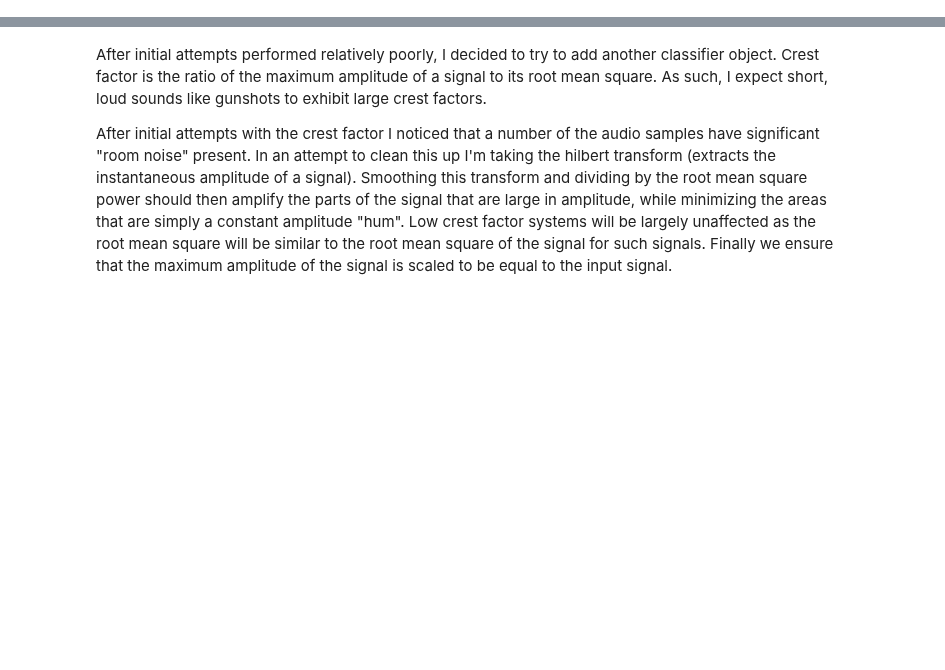
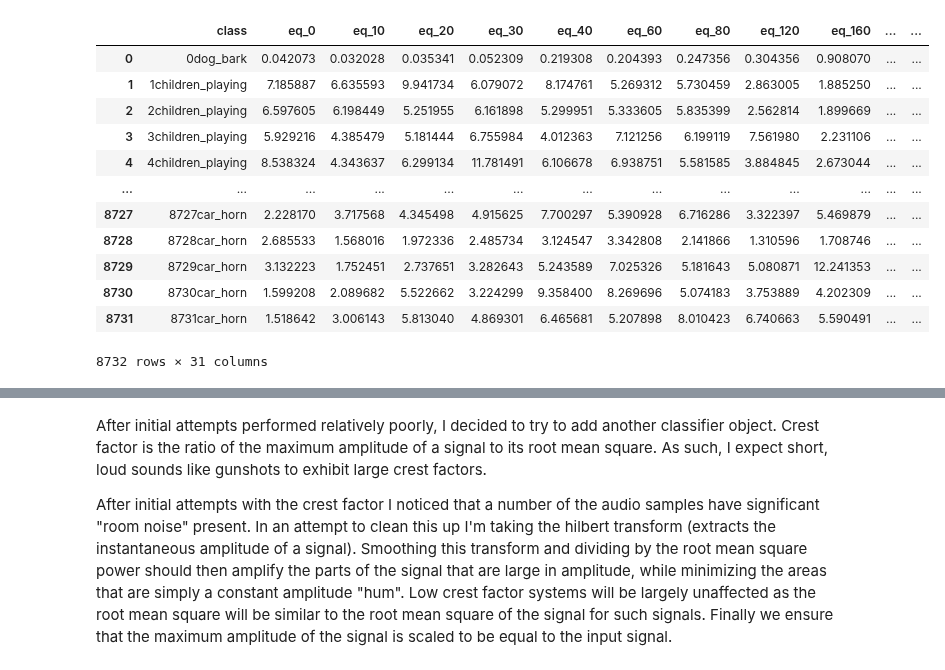
Before and after one commit to mrhheffernan/erdio-dev, a Jupyter notebook: BasicNN_Clasification.ipynb, the cells around one changed output, grey strips where cells are left out. Cells and saved outputs as stored; diff of their text form; code cells hidden in the pictures; blank space fills up the shorter version.

```diff
--- a/BasicNN_Clasification.ipynb
+++ b/BasicNN_Clasification.ipynb
@@ -13,0 +31,16 @@ eq_df = pd.read_csv('./large_data/eq_harmony_combined.csv')
+# %%
+display(eq_correction)
+# %% [output]
+|  | class | eq_0 | eq_10 | eq_20 | eq_30 | eq_40 | eq_60 | eq_80 | eq_120 | eq_160 | ... | ... |
+| 0 | 0dog_bark | 0.042073 | 0.032028 | 0.035341 | 0.052309 | 0.219308 | 0.204393 | 0.247356 | 0.304356 | 0.908070 | ... | ... |
+| 1 | 1children_playing | 7.185887 | 6.635593 | 9.941734 | 6.079072 | 8.174761 | 5.269312 | 5.730459 | 2.863005 | 1.885250 | ... | ... |
+| 2 | 2children_playing | 6.597605 | 6.198449 | 5.251955 | 6.161898 | 5.299951 | 5.333605 | 5.835399 | 2.562814 | 1.899669 | ... | ... |
+| 3 | 3children_playing | 5.929216 | 4.385479 | 5.181444 | 6.755984 | 4.012363 | 7.121256 | 6.199119 | 7.561980 | 2.231106 | ... | ... |
+| 4 | 4children_playing | 8.538324 | 4.343637 | 6.299134 | 11.781491 | 6.106678 | 6.938751 | 5.581585 | 3.884845 | 2.673044 | ... | ... |
+| ... | ... | ... | ... | ... | ... | ... | ... | ... | ... | ... | ... | ... |
+| 8727 | 8727car_horn | 2.228170 | 3.717568 | 4.345498 | 4.915625 | 7.700297 | 5.390928 | 6.716286 | 3.322397 | 5.469879 | ... | ... |
+| 8728 | 8728car_horn | 2.685533 | 1.568016 | 1.972336 | 2.485734 | 3.124547 | 3.342808 | 2.141866 | 1.310596 | 1.708746 | ... | ... |
+| 8729 | 8729car_horn | 3.132223 | 1.752451 | 2.737651 | 3.282643 | 5.243589 | 7.025326 | 5.181643 | 5.080871 | 12.241353 | ... | ... |
+| 8730 | 8730car_horn | 1.599208 | 2.089682 | 5.522662 | 3.224299 | 9.358400 | 8.269696 | 5.074183 | 3.753889 | 4.202309 | ... | ... |
+| 8731 | 8731car_horn | 1.518642 | 3.006143 | 5.813040 | 4.869301 | 6.465681 | 5.207898 | 8.010423 | 6.740663 | 5.590491 | ... | ... |
+8732 rows × 31 columns
```
Also changed, not shown: parts of 23 cells of this notebook, 3 other files.
